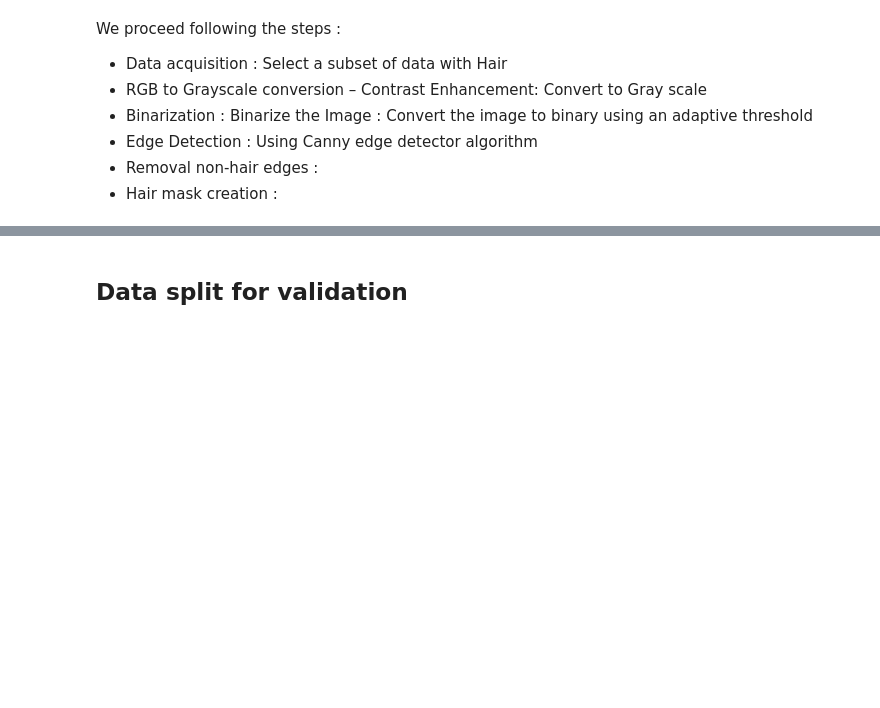
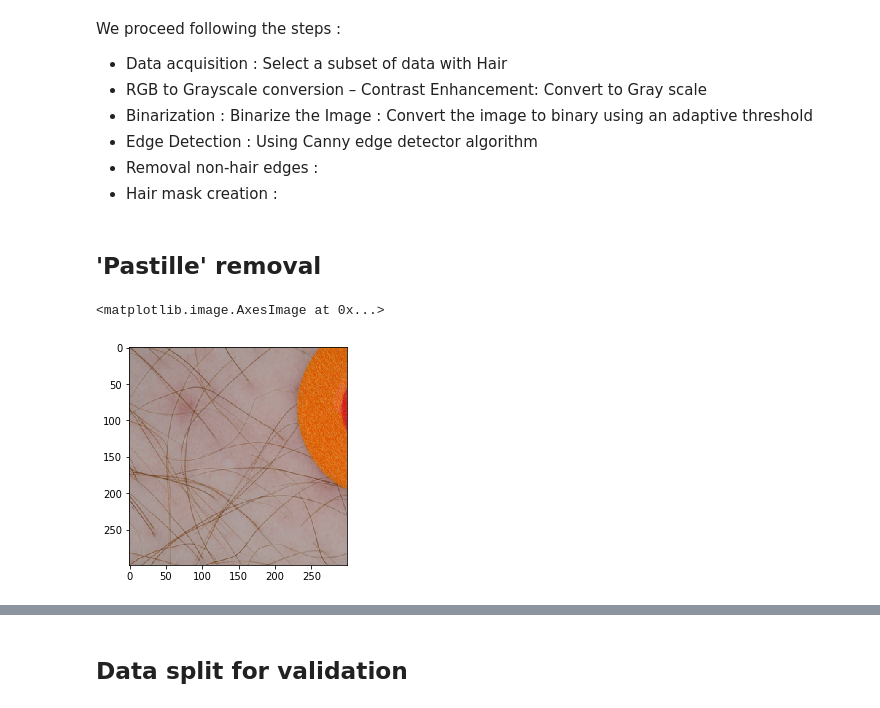
Before and after one commit to dvp-tran/skin_cancer, a Jupyter notebook: sara/CNN_finetuning.ipynb, the cells around one changed output, grey strips where cells are left out. Cells and saved outputs as stored; diff of their text form; code cells hidden in the pictures; blank space fills up the shorter version.

```diff
--- a/sara/CNN_finetuning.ipynb
+++ b/sara/CNN_finetuning.ipynb
@@ -92,3 +92,5 @@ We proceed following the steps :
 - Edge Detection : Using Canny edge detector algorithm
 - Removal non-hair edges :
 - Hair mask creation :
+# %% [markdown]
+## 'Pastille' removal
@@ -94,0 +99,5 @@ We proceed following the steps :
+# %%
+plt.imshow(X_train[3105])
+# %% [output]
+<matplotlib.image.AxesImage at 0x...>
+[figure, added]
```
Also changed, not shown: parts of 10 cells of this notebook, 1 other file.
